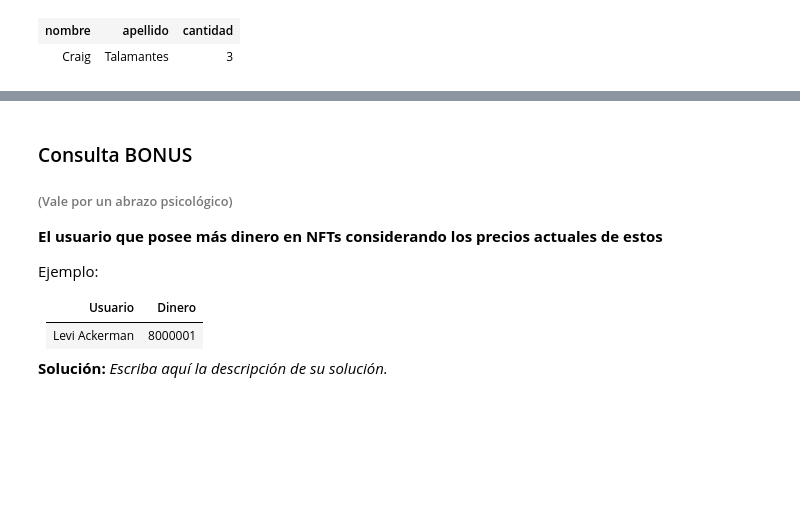
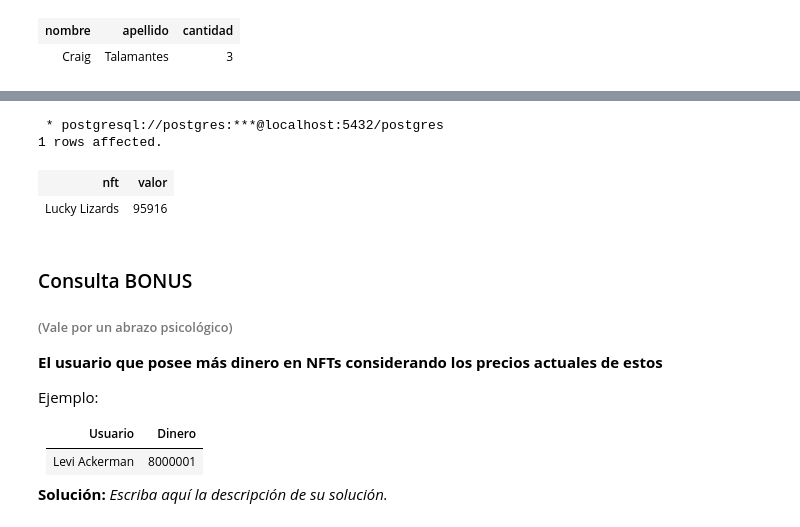
Before and after one commit to iwayato/Tareas-INF239-G08-2022-1, a Jupyter notebook: Tarea_1_Grupo08/Tarea1_Grupo08.ipynb, the cells around one changed output, grey strips where cells are left out. Cells and saved outputs as stored; diff of their text form; code cells hidden in the pictures; blank space fills up the shorter version.

```diff
--- a/Tarea_1_Grupo08/Tarea1_Grupo08.ipynb
+++ b/Tarea_1_Grupo08/Tarea1_Grupo08.ipynb
@@ -641,3 +633,34 @@ WHERE
+# %%
+%%sql
+SELECT
+    NFTS.nombre AS NFT, precio_nft.precio AS valor
+FROM
+    (SELECT
+        nft.id_nft, nft.nombre
+    FROM
+        (SELECT
+            creadores.id_creador
+        FROM
+            creadores
+        WHERE
+            creadores.nombre = 'Jerry' AND creadores.apellido = 'Green') AS CREADOR
+    INNER JOIN
+        nft
+    ON
+        nft.id_creador = CREADOR.id_creador) AS NFTS
+INNER JOIN
+    precio_nft
+ON
+    precio_nft.id_nft = NFTS.id_nft
+WHERE
+    precio_nft.fecha > '2022-01-01'
+ORDER BY
+    precio_nft.precio DESC
+# %% [output]
+ * postgresql://postgres:***@localhost:5432/postgres
+1 rows affected.
+| nft | valor |
+| Lucky Lizards | 95916 |
 # %% [markdown]
 ### Consulta BONUS
 ###### (Vale por un abrazo psicológico)
```
Also changed, not shown: parts of 3 cells of this notebook.
